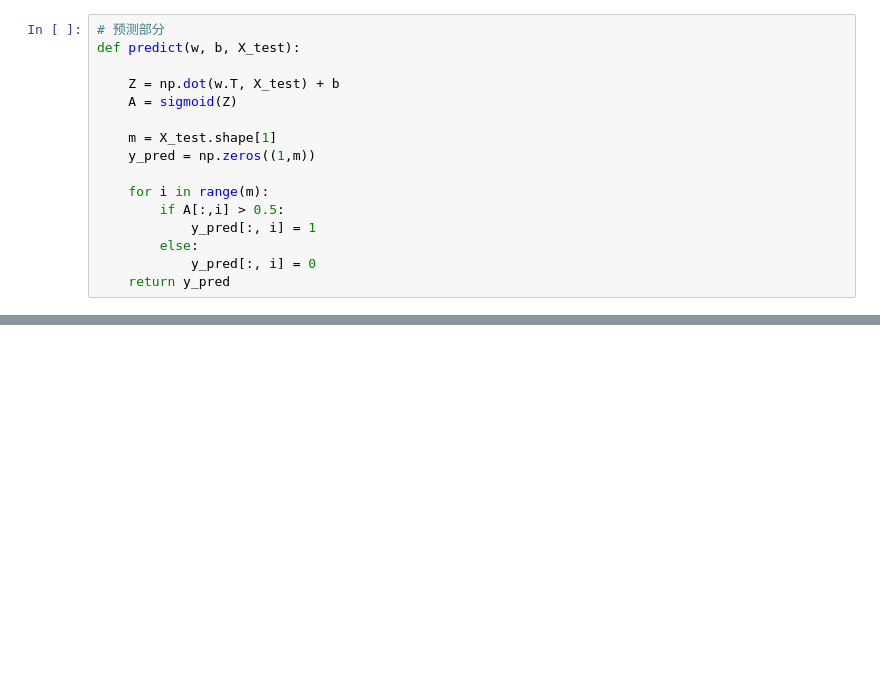
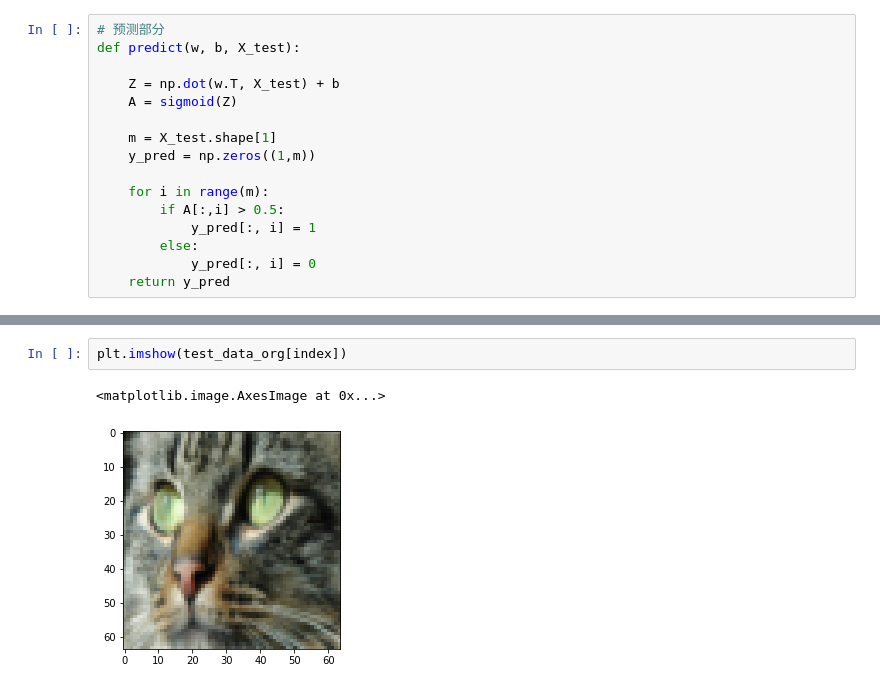
Before and after one commit to YuanshuoZhangDE/HappyHack, a Jupyter notebook: 深度学习/jupyter/深度学习第二周作业/未命名.ipynb, the cells around one changed output, grey strips where cells are left out. Cells and saved outputs as stored; diff of their text form; blank space fills up the shorter version.

```diff
--- a/深度学习/jupyter/深度学习第二周作业/未命名.ipynb
+++ b/深度学习/jupyter/深度学习第二周作业/未命名.ipynb
@@ -131,0 +195,5 @@ def model(w, b, x_train, y_train, x_test, y_test, alpha, n_iters):
+# %%
+plt.imshow(test_data_org[index])
+# %% [output]
+<matplotlib.image.AxesImage at 0x...>
+[figure, added]
```
Also changed, not shown: parts of 14 cells of this notebook.
